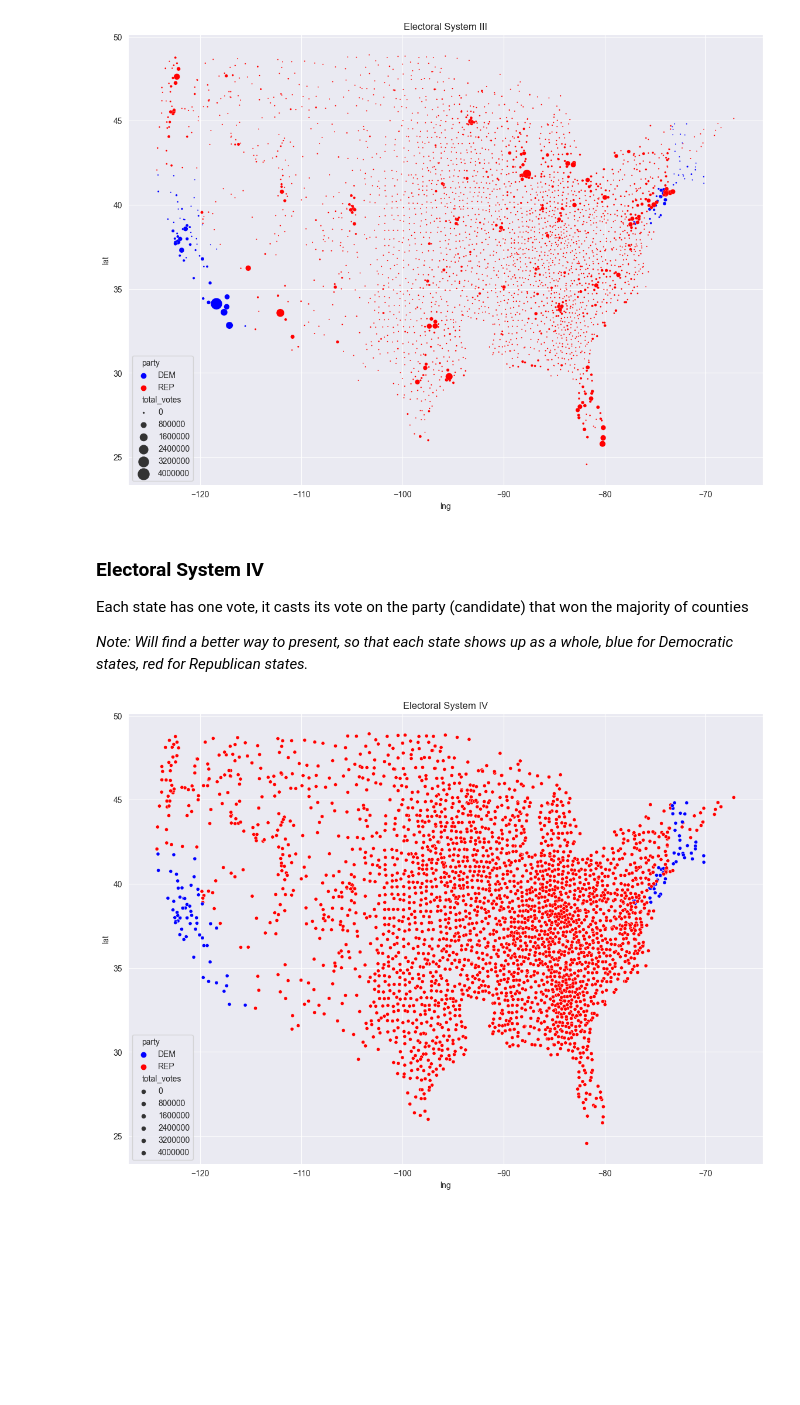
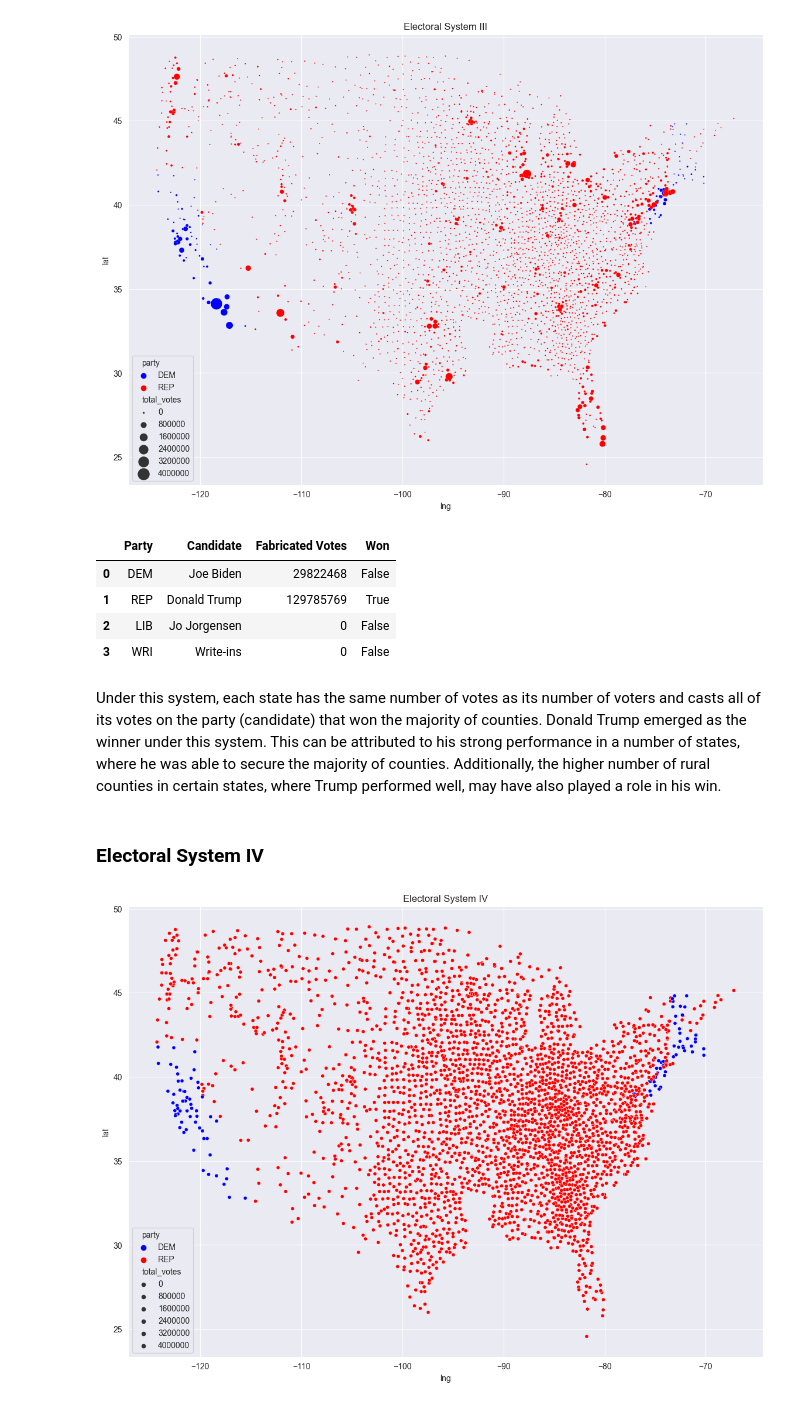
Before and after one commit to AllysonCui/ECO225, a Jupyter notebook: Code/Project 1/Project 1.ipynb, the cells around one changed output. Cells and saved outputs as stored; diff of their text form; code cells hidden in the pictures; blank space fills up the shorter version.

```diff
--- a/Code/Project 1/Project 1.ipynb
+++ b/Code/Project 1/Project 1.ipynb
@@ -361,11 +315,33 @@ sns.scatterplot(data = df_state_mainland, x = "lng", y = "lat", hue = "party", s
 plt.title("Electoral System III");
 # %% [output]
 [figure]
-# %% [markdown]
-### Electoral System IV
-Each state has one vote, it casts its vote on the party (candidate) that won the majority of counties
-
-*Note: Will find a better way to present, so that each state shows up as a whole, blue for Democratic states, red for Republican states.*
+# %%
+y1 = df_state2.groupby('party')['total_votes'].sum()['DEM']
+y2 = df_state2.groupby('party')['total_votes'].sum()['REP']
+try:
+    y3 = df_state2.groupby('party')['total_votes'].sum()['LIB']
+except KeyError:
+    y3 = 0
+try:
+    y4 = df_state2.groupby('party')['total_votes'].sum()['WRI']
+except KeyError:
+    y4 = 0
+result_3 = [['DEM', 'Joe Biden', y1, max(y1, y2, y3, y4) == y1],
+            ['REP', 'Donald Trump', y2, max(y1, y2, y3, y4) == y2],
+            ['LIB', 'Jo Jorgensen', y3, max(y1, y2, y3, y4) == y3],
+            ['WRI', 'Write-ins', y4, max(y1, y2, y3, y4) == y4]
+            ]
+pd.DataFrame(result_3, columns = ['Party', 'Candidate', 'Fabricated Votes', 'Won'])
+# %% [output]
+|  | Party | Candidate | Fabricated Votes | Won |
+| 0 | DEM | Joe Biden | 29822468 | False |
+| 1 | REP | Donald Trump | 129785769 | True |
+| 2 | LIB | Jo Jorgensen | 0 | False |
+| 3 | WRI | Write-ins | 0 | False |
+# %% [markdown]
+Under this system, each state has the same number of votes as its number of voters and casts all of its votes on the party (candidate) that won the majority of counties. Donald Trump emerged as the winner under this system. This can be attributed to his strong performance in a number of states, where he was able to secure the majority of counties. Additionally, the higher number of rural counties in certain states, where Trump performed well, may have also played a role in his win.
+# %% [markdown]
+### Electoral System IV
 # %%
 plt.figure(figsize = (14,10))
 sns.scatterplot(data = df_state_mainland, x = "lng", y = "lat", hue = "party", size = "total_votes",
```
Also changed, not shown: parts of 29 cells of this notebook.
